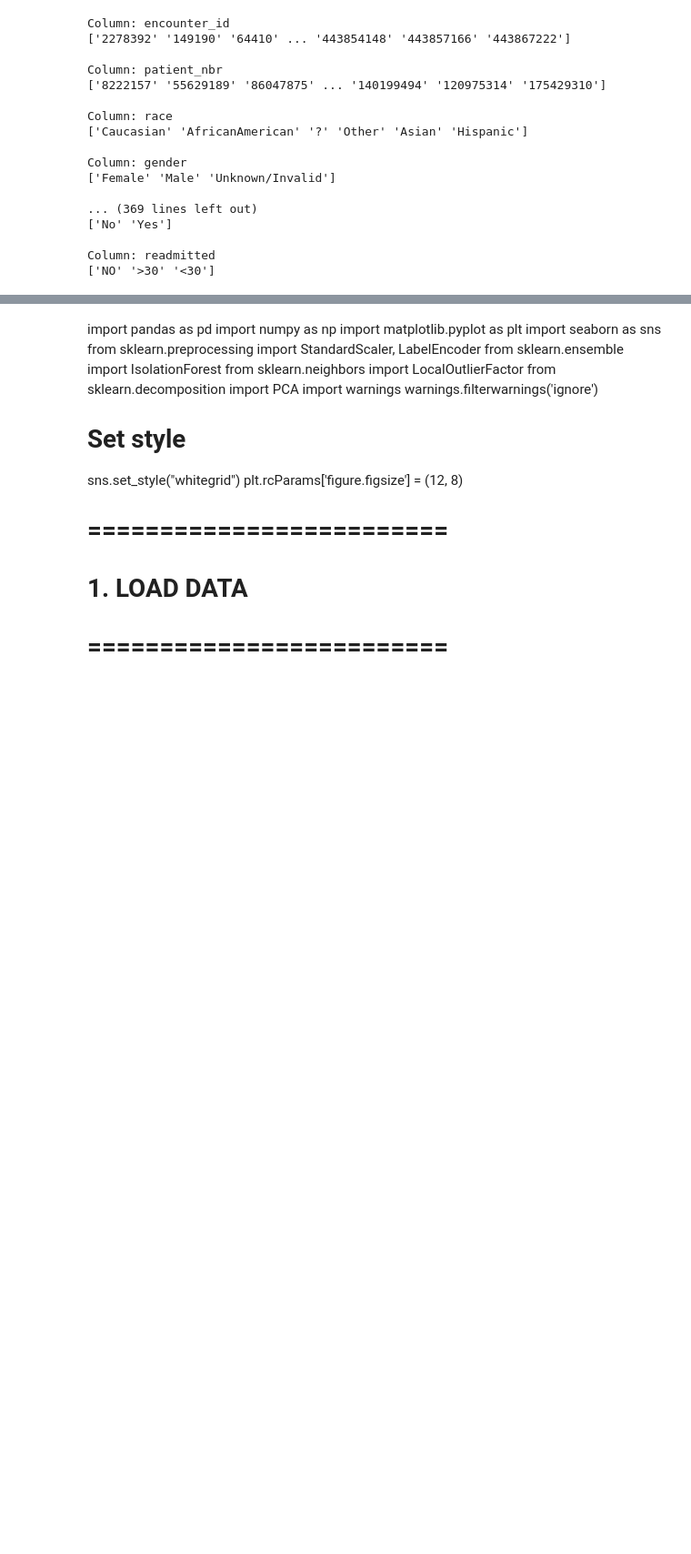
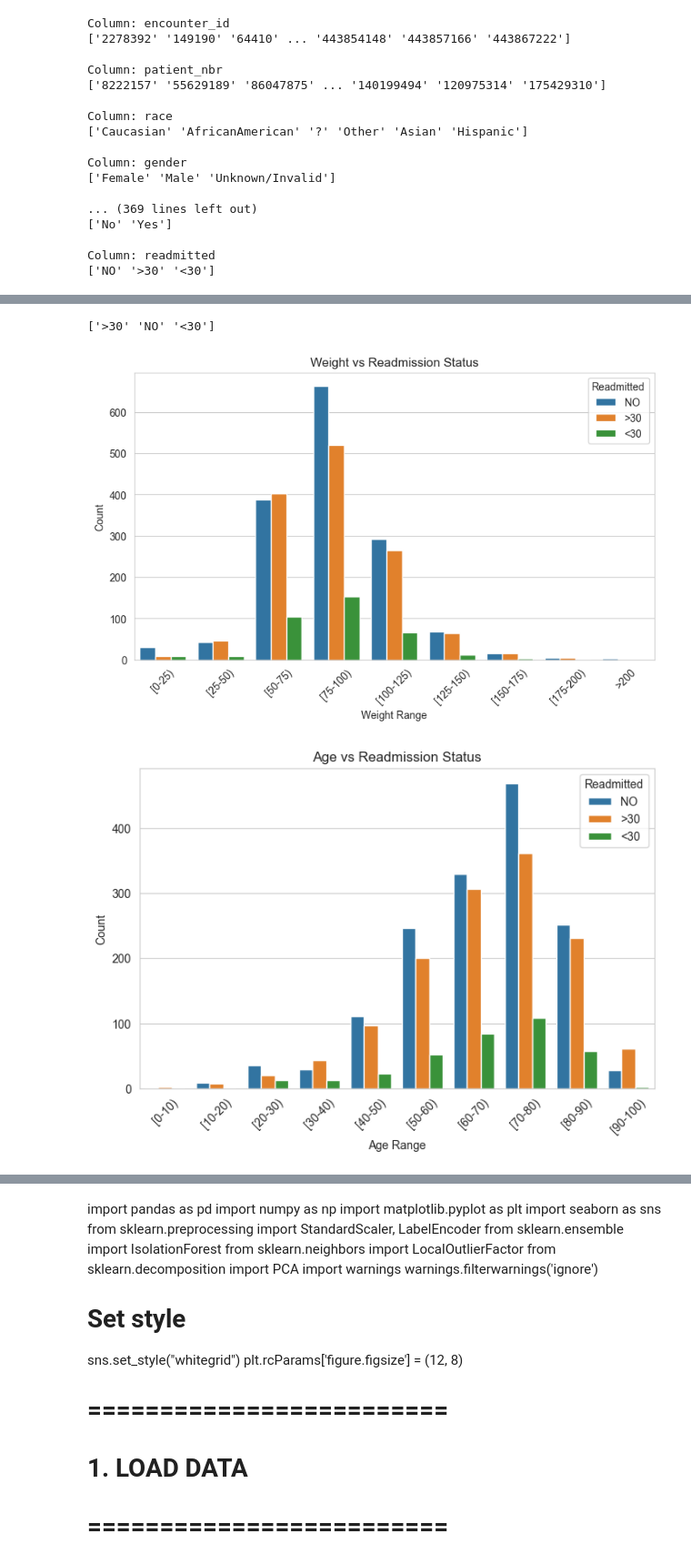
Before and after one commit to Suhxs-Reddy/DShospitalproject, a Jupyter notebook: IsolationForest.ipynb, the cells around one changed output, grey strips where cells are left out. Shown at 91% size. Cells and saved outputs as stored; diff of their text form; code cells hidden in the pictures; blank space fills up the shorter version.

```diff
--- a/IsolationForest.ipynb
+++ b/IsolationForest.ipynb
@@ -150,0 +247,58 @@ Column: readmitted
+# %%
+# Replace missing placeholders
+df = df.replace(['?', 'NA', 'na', 'None', ''], pd.NA)
+
+# Standardize readmitted column
+df['readmitted'] = df['readmitted'].str.strip().str.upper()
+
+# Check unique values
+print(df['readmitted'].unique())
+
+plt.figure(figsize=(9,5))
+sns.countplot(
+    data=df,
+    x='weight',
+    hue='readmitted',
+    order=['[0-25)', '[25-50)', '[50-75)', '[75-100)',
+           '[100-125)', '[125-150)', '[150-175)',
+           '[175-200)', '>200']
+)
+plt.title('Weight vs Readmission Status')
+plt.xlabel('Weight Range')
+plt.ylabel('Count')
+plt.legend(title='Readmitted', labels=['NO', '>30', '<30'])
+plt.xticks(rotation=45)
+plt.show()
+
+plt.figure(figsize=(8,5))
+sns.countplot(
+    data=df,
+    x='age',
+    hue='readmitted',
+    order=sorted(df['age'].unique())
+)
+plt.title('Age vs Readmission Status')
+plt.xlabel('Age Range')
+plt.ylabel('Count')
+plt.legend(title='Readmitted', labels=['NO', '>30', '<30'])
+plt.xticks(rotation=45)
+plt.show()
+
+gender_labels = {1: 'Female', 2: 'Male', 3: 'Unknown/Invalid'}
+df['gender_label'] = df['gender'].map(gender_labels)
+
+plt.figure(figsize=(6,5))
+sns.countplot(
+    data=df,
+    x='gender_label',
+    hue='readmitted'
+)
+plt.title('Gender vs Readmission Status')
+plt.xlabel('Gender')
+plt.ylabel('Count')
+plt.legend(title='Readmitted', labels=['NO', '>30', '<30'])
+plt.show()
+# %% [output]
+['>30' 'NO' '<30']
+[figure, added]
+[figure, added]
```
Also changed, not shown: parts of 6 cells of this notebook, 1 other file.
